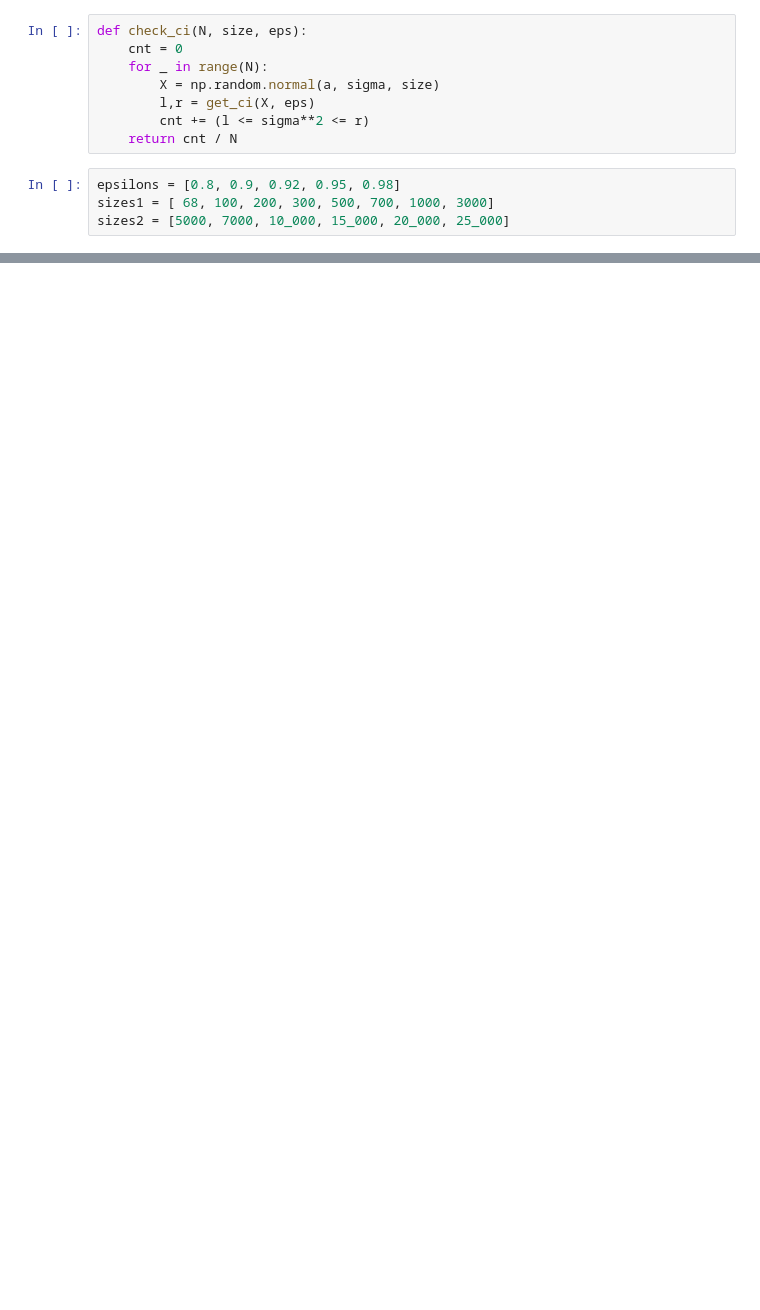
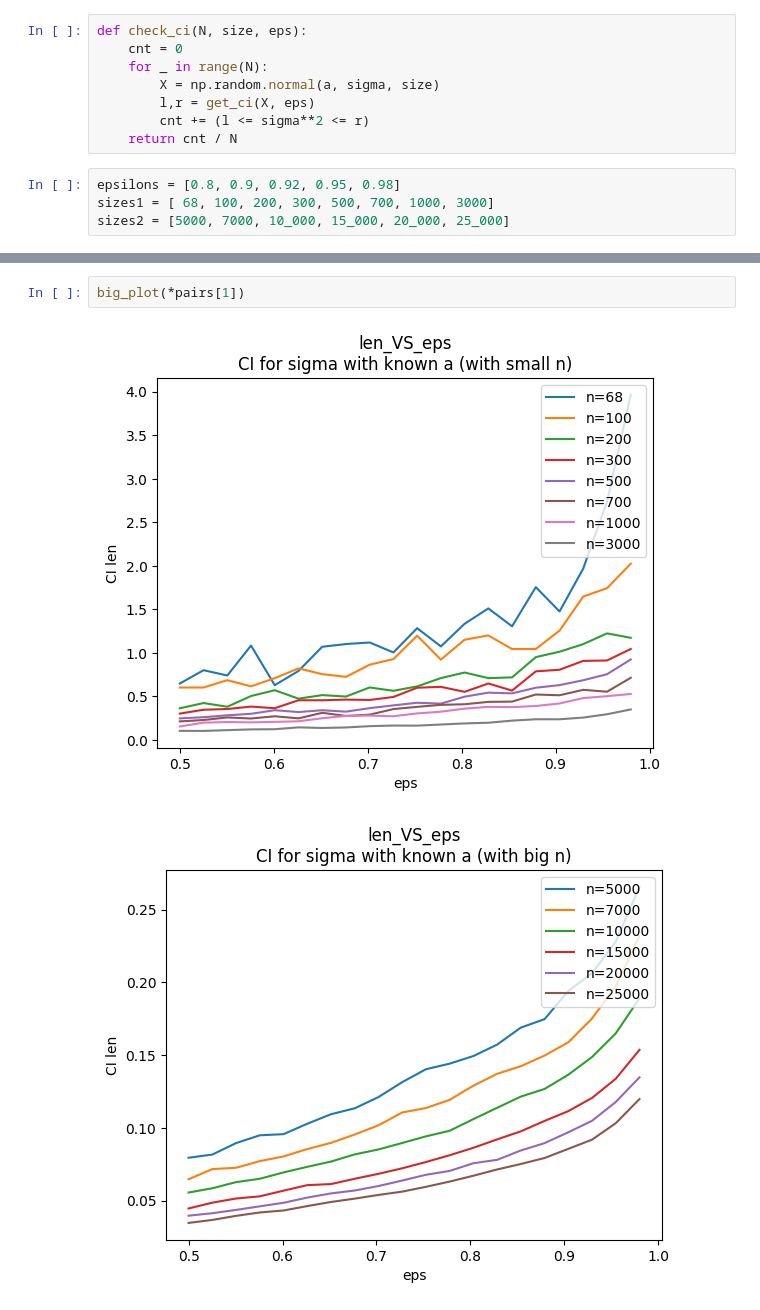
Before and after one commit to Lolikion228/conf_int, a Jupyter notebook: main.ipynb, the cells around one changed output, grey strips where cells are left out. Drawn from its saved outputs; the diff is of its cells as text; blank space fills up the shorter version.

```diff
--- a/main.ipynb
+++ b/main.ipynb
@@ -106,0 +121,5 @@ plot_len_vs_n(epsilons)
+# %%
+big_plot(*pairs[1])
+# %% [output]
+[figure, added]
+[figure, added]
```
Also changed, not shown: parts of 9 cells of this notebook.
